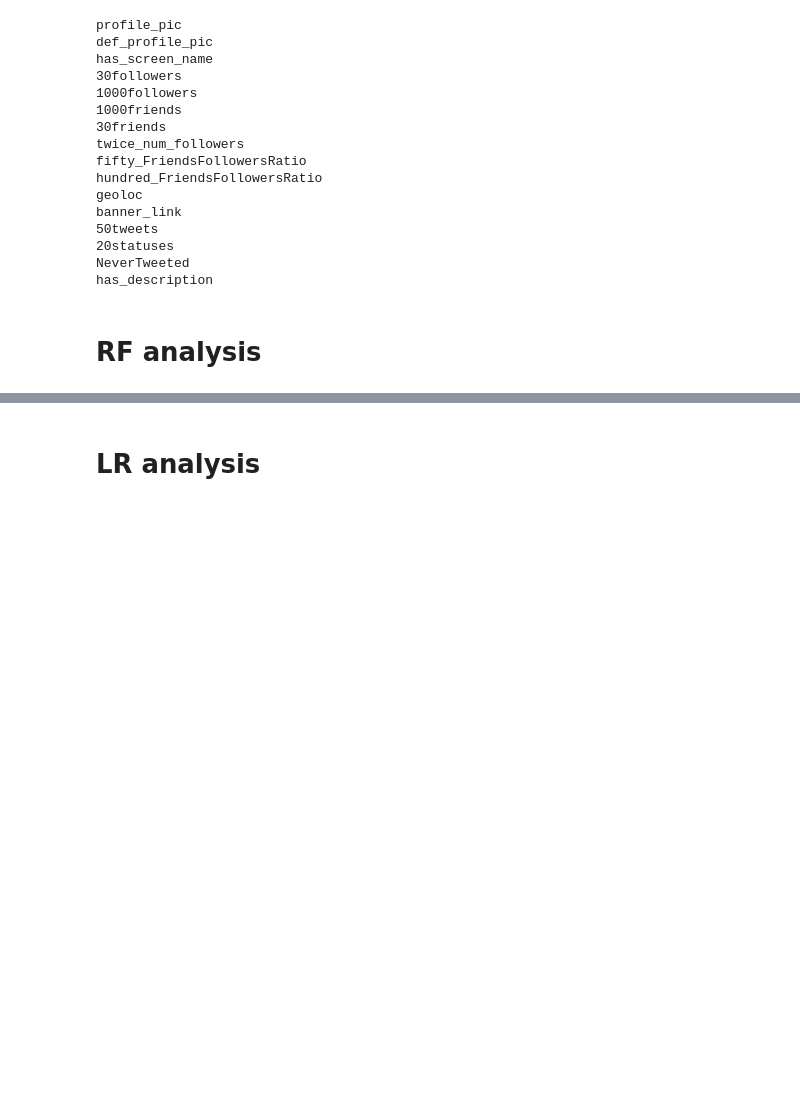
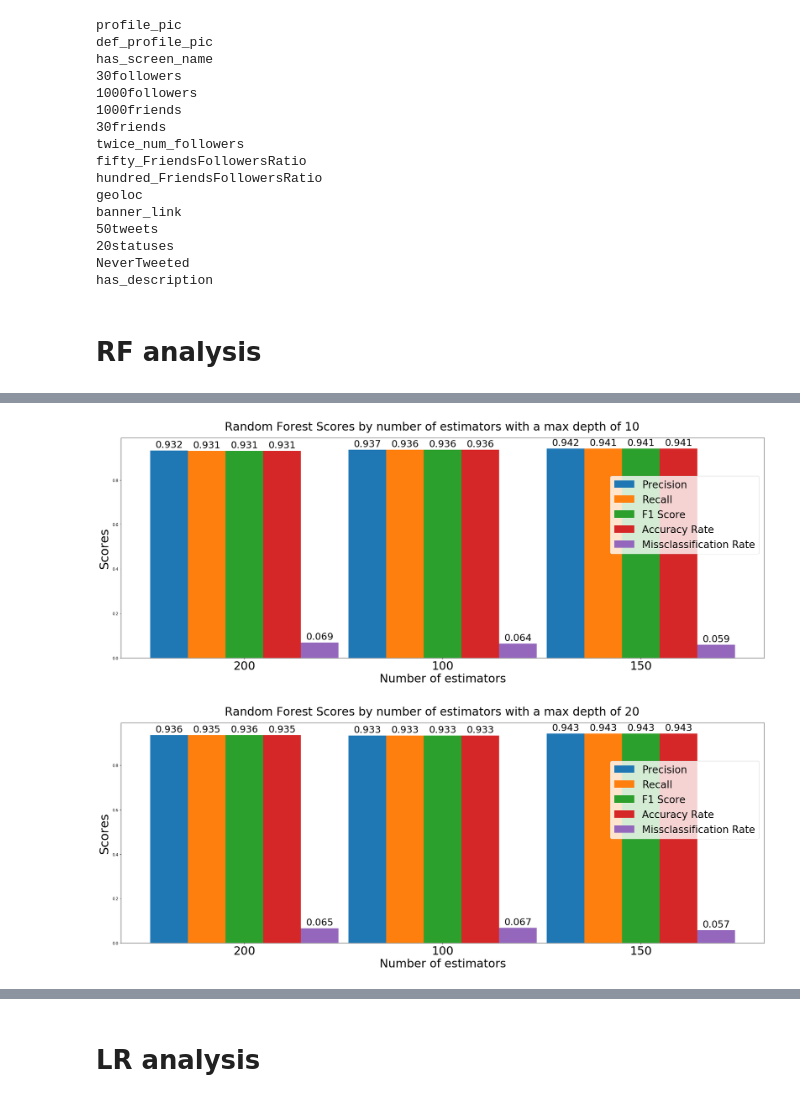
Before and after one commit to toful/BotDetector, a Jupyter notebook: src/DataAnalisis.ipynb, the cells around one changed output, grey strips where cells are left out. Cells and saved outputs as stored; diff of their text form; code cells hidden in the pictures; blank space fills up the shorter version.

```diff
--- a/src/DataAnalisis.ipynb
+++ b/src/DataAnalisis.ipynb
@@ -230,0 +324,6 @@ TP - True Positive 1550
+# %%
+draw_results( results2['spamBots'][10], 10 )
+draw_results( results2['spamBots'][20], 20 )
+# %% [output]
+[figure, added]
+[figure, added]
```
Also changed, not shown: parts of 24 cells of this notebook, 9 other files.
